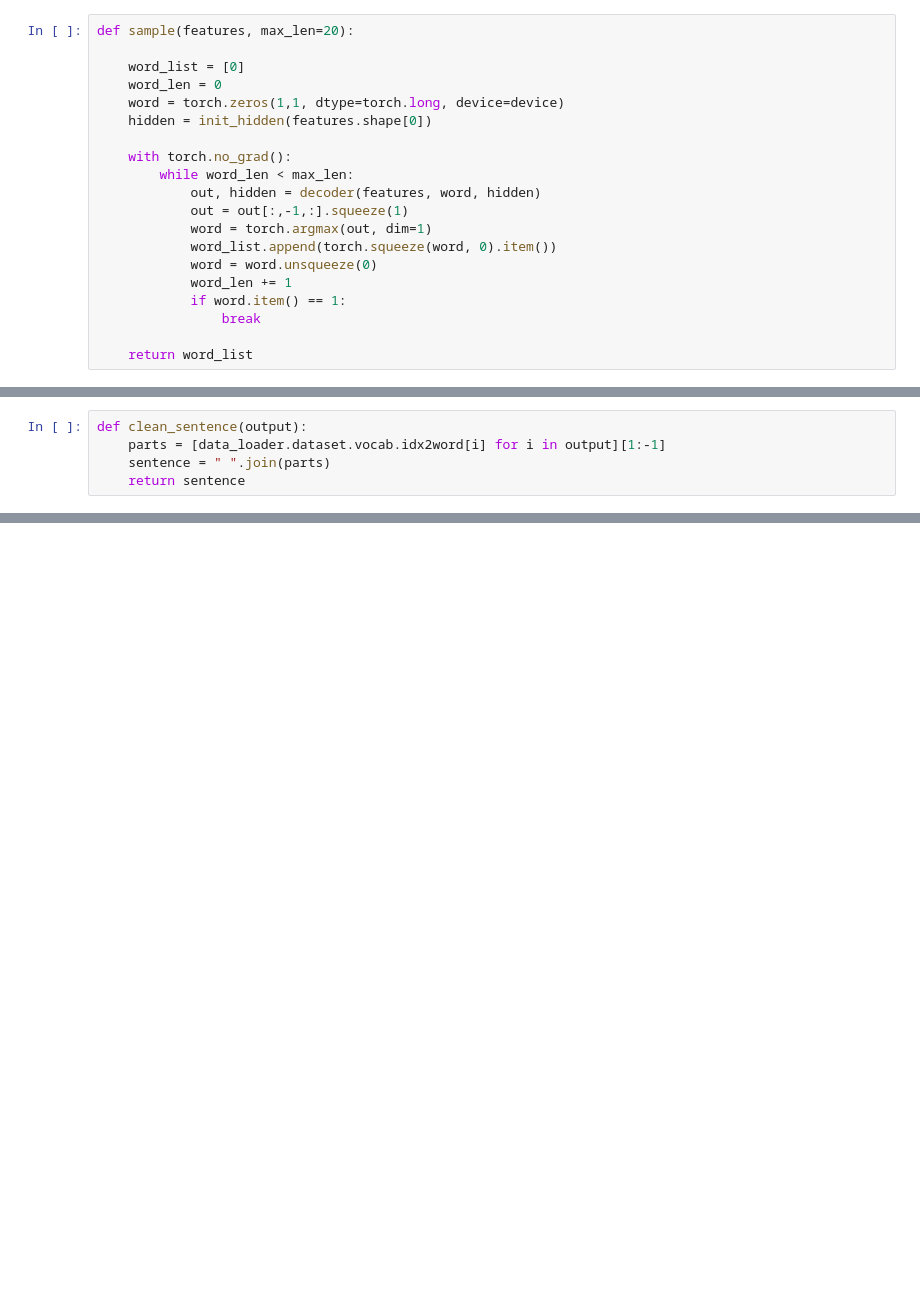
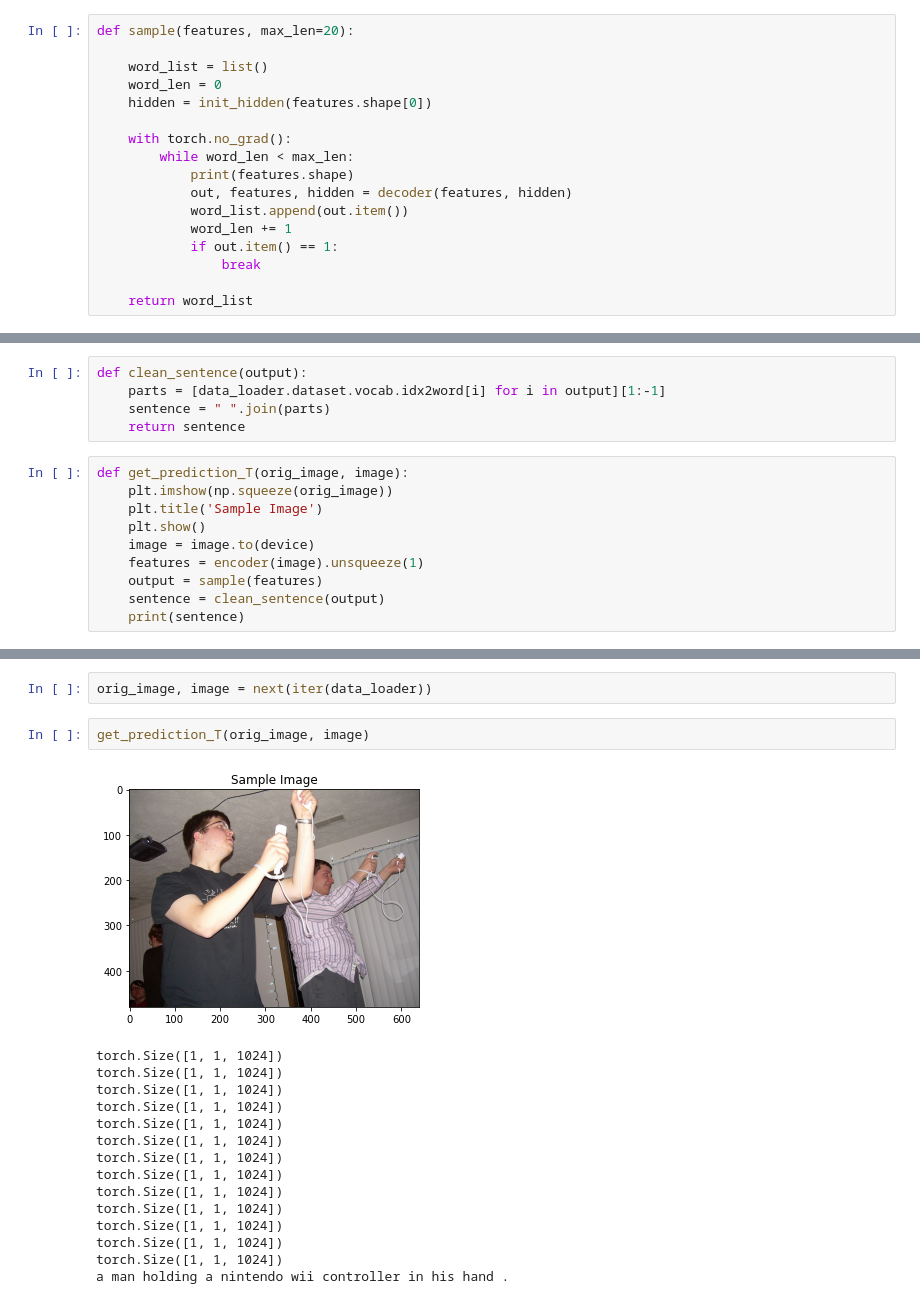
Before and after one commit to darkmatter18/Caption-AI, a Jupyter notebook: ImageCaptioning/3_Inference.ipynb, the cells around one changed output, grey strips where cells are left out. Cells and saved outputs as stored; diff of their text form; blank space fills up the shorter version.

```diff
--- a/ImageCaptioning/3_Inference.ipynb
+++ b/ImageCaptioning/3_Inference.ipynb
@@ -245,20 +234,17 @@ def init_hidden(batch_size):
 # %%
 def sample(features, max_len=20):
 
-    word_list = [0]
+    word_list = list()
     word_len = 0
-    word = torch.zeros(1,1, dtype=torch.long, device=device)
     hidden = init_hidden(features.shape[0])
 
     with torch.no_grad():
         while word_len < max_len:
-            out, hidden = decoder(features, word, hidden)
-            out = out[:,-1,:].squeeze(1)
-            word = torch.argmax(out, dim=1)
-            word_list.append(torch.squeeze(word, 0).item())
-            word = word.unsqueeze(0)
+            print(features.shape)
+            out, features, hidden = decoder(features, hidden)
+            word_list.append(out.item())
             word_len += 1
-            if word.item() == 1:
+            if out.item() == 1:
                 break
 
     return word_list
@@ -277,4 +263,14 @@ def clean_sentence(output):
     parts = [data_loader.dataset.vocab.idx2word[i] for i in output][1:-1]
     sentence = " ".join(parts)
     return sentence
+# %%
+def get_prediction_T(orig_image, image):
+    plt.imshow(np.squeeze(orig_image))
+    plt.title('Sample Image')
+    plt.show()
+    image = image.to(device)
+    features = encoder(image).unsqueeze(1)
+    output = sample(features)
+    sentence = clean_sentence(output)
+    print(sentence)
 # %%
@@ -289,3 +285,23 @@ def get_prediction():
     sentence = clean_sentence(output)
     print(sentence)
+# %%
+orig_image, image = next(iter(data_loader))
+# %%
+get_prediction_T(orig_image, image)
+# %% [output]
+[figure, added]
+torch.Size([1, 1, 1024])
+torch.Size([1, 1, 1024])
+torch.Size([1, 1, 1024])
+torch.Size([1, 1, 1024])
+torch.Size([1, 1, 1024])
+torch.Size([1, 1, 1024])
+torch.Size([1, 1, 1024])
+torch.Size([1, 1, 1024])
+torch.Size([1, 1, 1024])
+torch.Size([1, 1, 1024])
+torch.Size([1, 1, 1024])
+torch.Size([1, 1, 1024])
+torch.Size([1, 1, 1024])
+a man holding a nintendo wii controller in his hand .
 # %%
```
Also changed, not shown: parts of 5 cells of this notebook, 2 other files.
